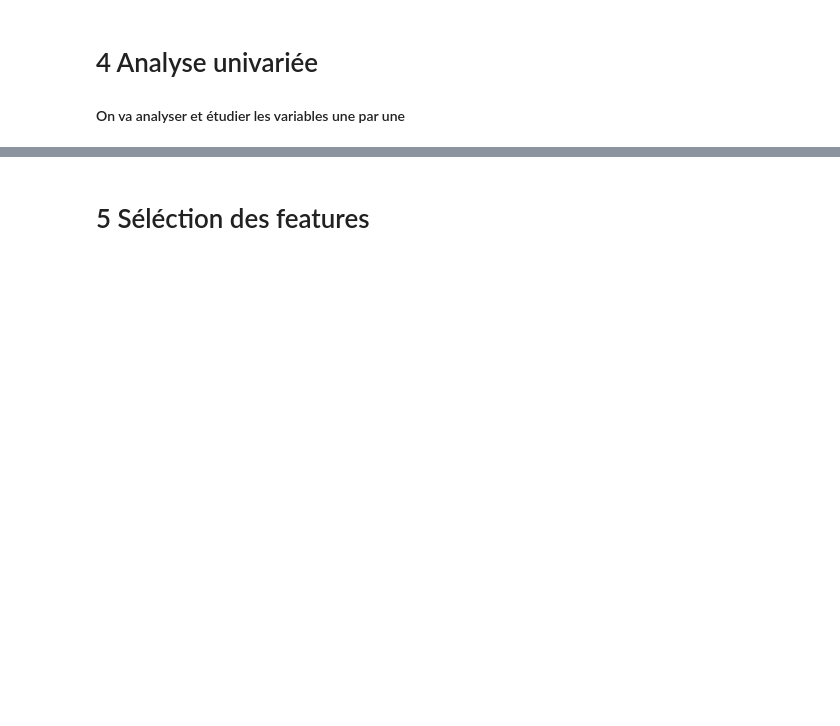
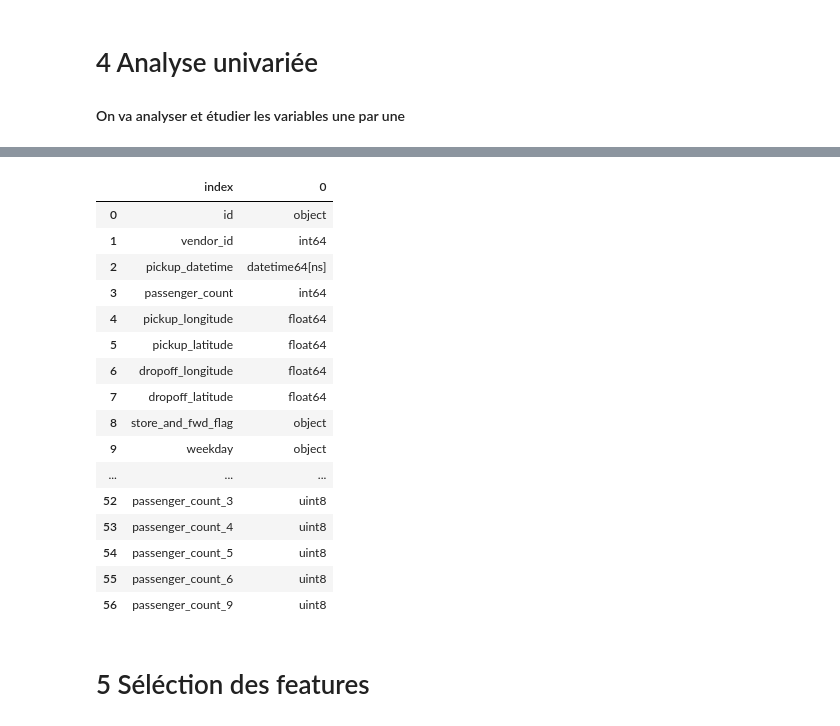
Before and after one commit to superfadx/nyc_taxi_duration_prediction, a Jupyter notebook: Fady_HALLEK_kernel_nyc_taxi_duration.ipynb, the cells around one changed output, grey strips where cells are left out. Saved outputs shown, nothing was run; the diff lists cells and outputs as text; code cells hidden in the pictures; blank space fills up the shorter version.

```diff
--- a/Fady_HALLEK_kernel_nyc_taxi_duration.ipynb
+++ b/Fady_HALLEK_kernel_nyc_taxi_duration.ipynb
@@ -187,3 +337,23 @@ data.dtypes.reset_index()
+# %%
+test.dtypes.reset_index()
+# %% [output]
+|  | index | 0 |
+| 0 | id | object |
+| 1 | vendor_id | int64 |
+| 2 | pickup_datetime | datetime64[ns] |
+| 3 | passenger_count | int64 |
+| 4 | pickup_longitude | float64 |
+| 5 | pickup_latitude | float64 |
+| 6 | dropoff_longitude | float64 |
+| 7 | dropoff_latitude | float64 |
+| 8 | store_and_fwd_flag | object |
+| 9 | weekday | object |
+| ... | ... | ... |
+| 52 | passenger_count_3 | uint8 |
+| 53 | passenger_count_4 | uint8 |
+| 54 | passenger_count_5 | uint8 |
+| 55 | passenger_count_6 | uint8 |
+| 56 | passenger_count_9 | uint8 |
 # %%
 # Distribution des horaires de départs des courses sur 24 heures
 sns.countplot(data.pickup_hour)
```
Also changed, not shown: parts of 31 cells of this notebook.
